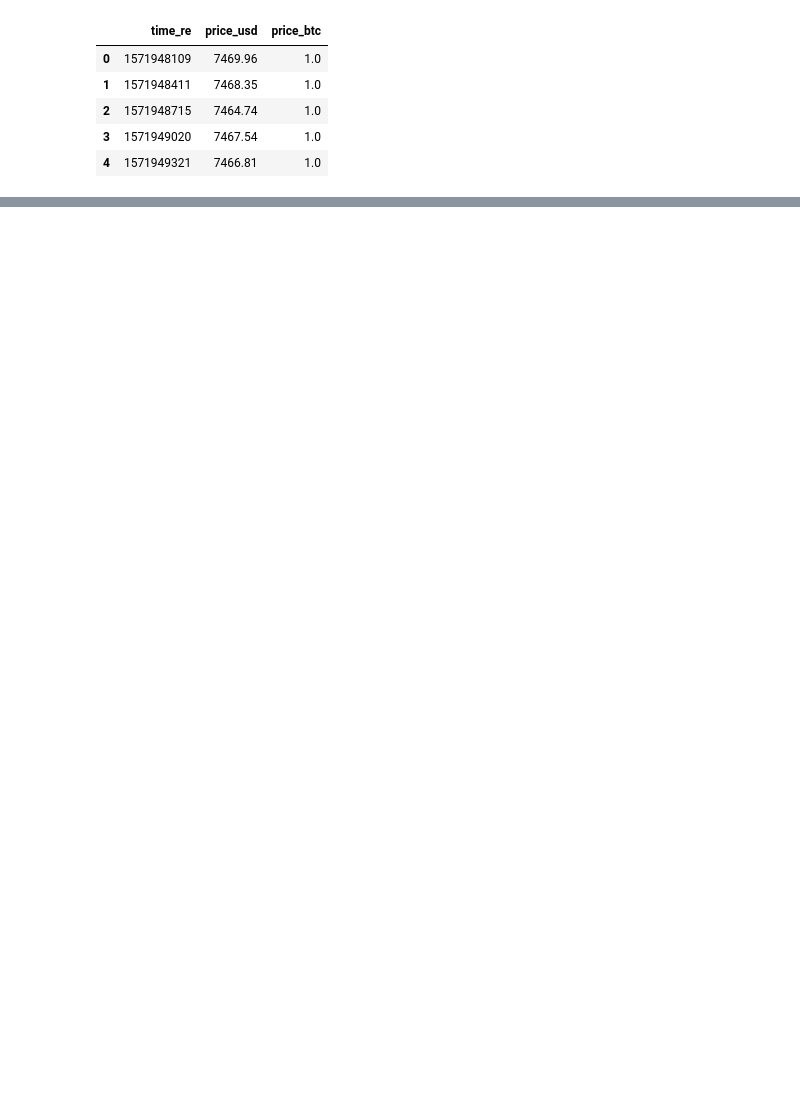
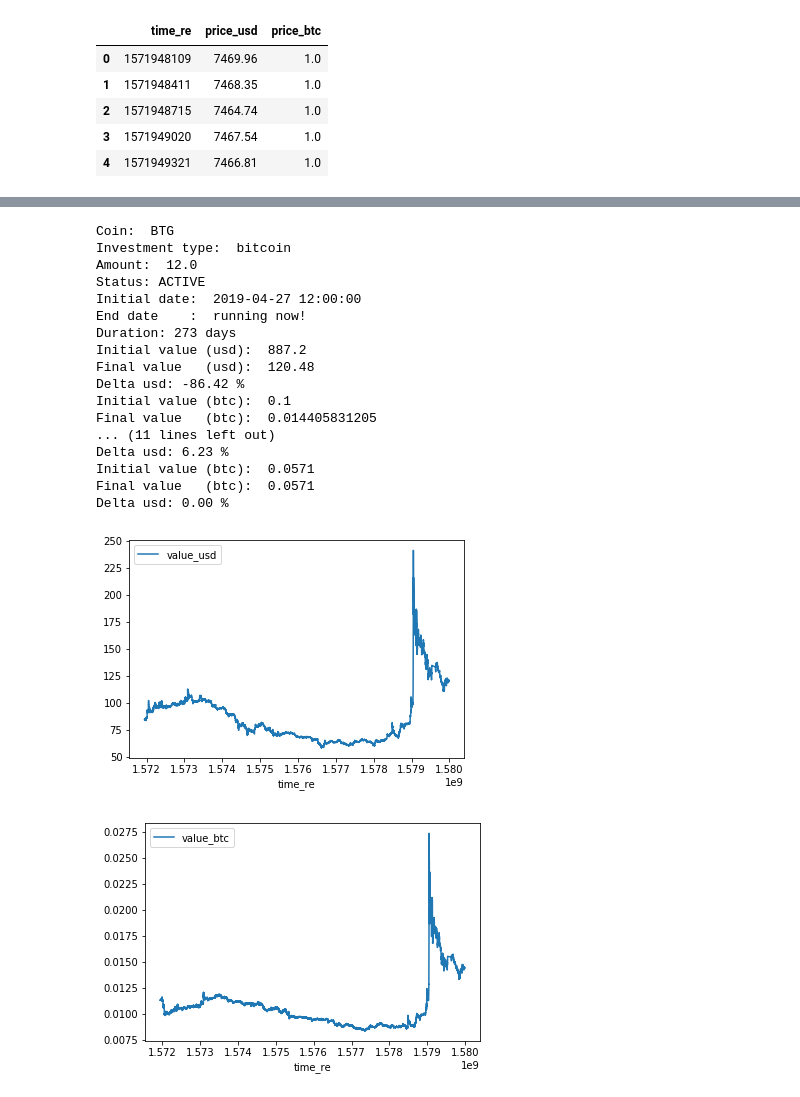
Before and after one commit to kaluzap/python_coingecko_mysql_report, a Jupyter notebook: notebook/following_investments.ipynb, the cells around one changed output, grey strips where cells are left out. Saved outputs shown, nothing was run; the diff lists cells and outputs as text; code cells hidden in the pictures; blank space fills up the shorter version.

Commit message:
First report with the investments.

```diff
--- a/notebook/following_investments.ipynb
+++ b/notebook/following_investments.ipynb
@@ -52,0 +94,75 @@ data.head()
+# %%
+def load_one_investment(df_investments):
+
+    coin = df_investments['coin']
+    start_date = df_investments['start_date']
+    end_date = df_investments['end_date']
+    amount = df_investments['amount']
+
+    df_temp = load_usd_btc_prices_for_one_investment(coin, start_date, end_date)
+
+    df_temp.columns = ['time_re', 'value_usd', 'value_btc']
+
+    df_temp['value_usd'] = df_temp['value_usd'].apply(lambda x: x*amount)
+    df_temp['value_btc'] = df_temp['value_btc'].apply(lambda x: x*amount)
+
+    return df_temp
+# %%
+for index, row in df.iterrows():
+
+    df_temp = load_one_investment(row)
+
+    print("Coin: ", row['coin'])
+    print("Investment type: ", row['type'])
+    print("Amount: ", row['amount'])
+
+    if np.isnan(row['end_value_usd']):
+        print("Status: ACTIVE")
+        final_value_usd = df_temp['value_usd'].iloc[-1]
+        final_value_btc = df_temp['value_btc'].iloc[-1]
+    else:
+        print("Status: ENDED")
+        final_value_usd = row['end_value_usd']
+        final_value_btc = row['end_value_btc']
+
+    print("Initial date: ", row['start_date'])
+    if np.isnan(row['end_value_usd']):
+        print("End date    :  running now!")
+    else:
+        print("End date    : ", row['end_date'])
+    print(f"Duration: {row['delta_t'].days} days")
+
+    print("Initial value (usd): ", row['start_value_usd'])
+    print("Final value   (usd): ", final_value_usd)
+    print(f"Delta usd: { 100.0*(final_value_usd-row['start_value_usd'])/row['start_value_usd']:.2f} %" )
+    print("Initial value (btc): ", row['start_value_btc'])
+    print("Final value   (btc): ", final_value_btc)
+    print(f"Delta usd: { 100.0*(final_value_btc-row['start_value_btc'])/row['start_value_btc']:.2f} %" )
+
+
+    print(" ")
+    if df_temp.shape[0] == 0:
+        continue
+
+    df_temp.plot('time_re', 'value_usd')
+    df_temp.plot('time_re', 'value_btc')
+# %% [output]
+Coin:  BTG
+Investment type:  bitcoin
+Amount:  12.0
+Status: ACTIVE
+Initial date:  2019-04-27 12:00:00
+End date    :  running now!
+Duration: 273 days
+Initial value (usd):  887.2
+Final value   (usd):  120.48
+Delta usd: -86.42 %
+Initial value (btc):  0.1
+Final value   (btc):  0.014405831205
+... (11 lines left out)
+Delta usd: 6.23 %
+Initial value (btc):  0.0571
+Final value   (btc):  0.0571
+Delta usd: 0.00 %
+[figure, added]
+[figure, added]
```
Also changed, not shown: parts of 8 cells of this notebook.
